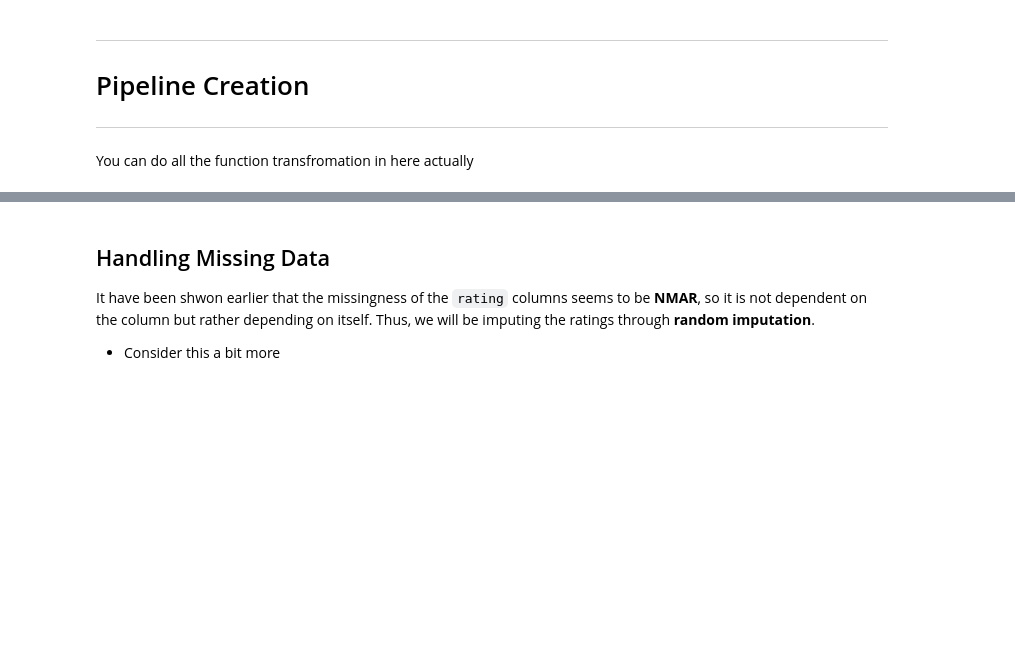
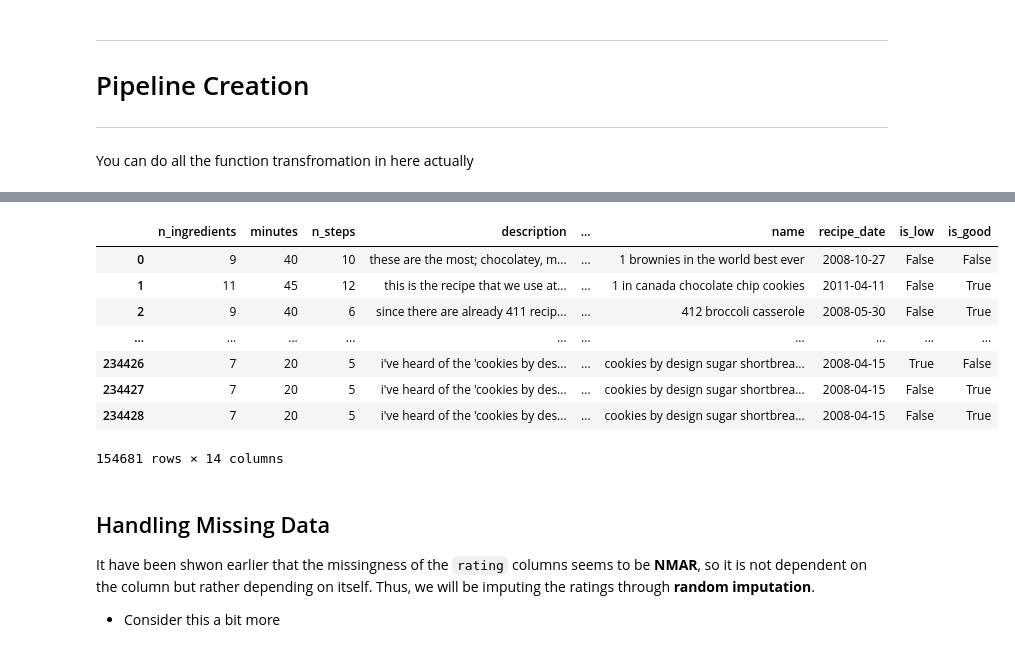
Before and after one commit to KevinBian107/dsc80_proj, a Jupyter notebook: model.ipynb, the cells around one changed output, grey strips where cells are left out. Cells and saved outputs as stored; diff of their text form; code cells hidden in the pictures; blank space fills up the shorter version.

```diff
--- a/model.ipynb
+++ b/model.ipynb
@@ -133,7 +153,20 @@ base_df = (step0
            .pipe(initial)
            .pipe(transform_df)
            .pipe(outlier)
-           )[['n_ingredients','minutes','n_steps','description','sugar','calories','sodium','rating','tags']]
+           )[['n_ingredients','minutes','n_steps','description','sugar','calories','sodium','total_fat','rating','tags','name','recipe_date']]
+# %%
+base_df = base_df.assign(is_good = base_df['rating']==5)
+base_df
+# %% [output]
+|  | n_ingredients | minutes | n_steps | description | ... | name | recipe_date | is_low | is_good |
+| 0 | 9 | 40 | 10 | these are the most; chocolatey, m... | ... | 1 brownies in the world best ever | 2008-10-27 | False | False |
+| 1 | 11 | 45 | 12 | this is the recipe that we use at... | ... | 1 in canada chocolate chip cookies | 2011-04-11 | False | True |
+| 2 | 9 | 40 | 6 | since there are already 411 recip... | ... | 412 broccoli casserole | 2008-05-30 | False | True |
+| ... | ... | ... | ... | ... | ... | ... | ... | ... | ... |
+| 234426 | 7 | 20 | 5 | i've heard of the 'cookies by des... | ... | cookies by design sugar shortbrea... | 2008-04-15 | True | False |
+| 234427 | 7 | 20 | 5 | i've heard of the 'cookies by des... | ... | cookies by design sugar shortbrea... | 2008-04-15 | False | True |
+| 234428 | 7 | 20 | 5 | i've heard of the 'cookies by des... | ... | cookies by design sugar shortbrea... | 2008-04-15 | False | True |
+154681 rows × 14 columns
 # %% [markdown]
 ## Handling Missing Data
 It have been shwon earlier that the missingness of the `rating` columns seems to be **NMAR**, so it is not dependent on the column but rather depending on itself. Thus, we will be imputing the ratings through **random imputation**.
```
Also changed, not shown: parts of 37 cells of this notebook.
